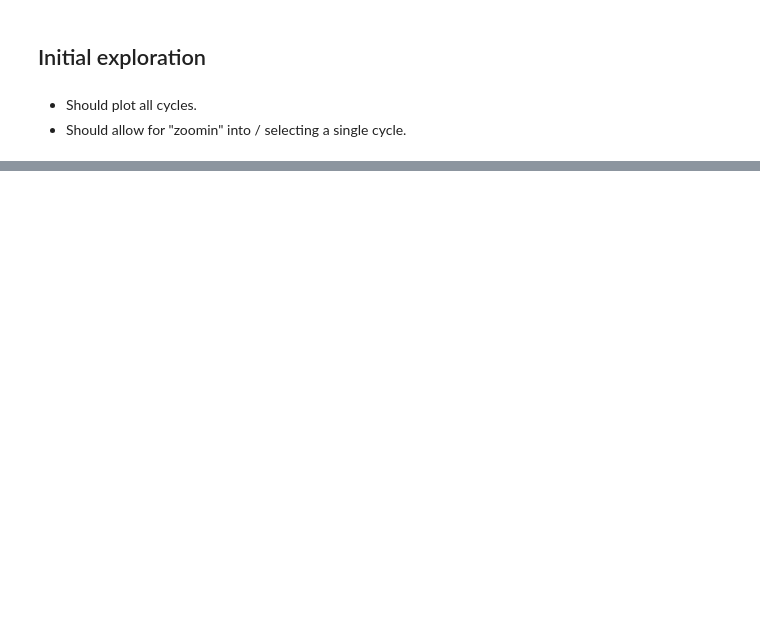
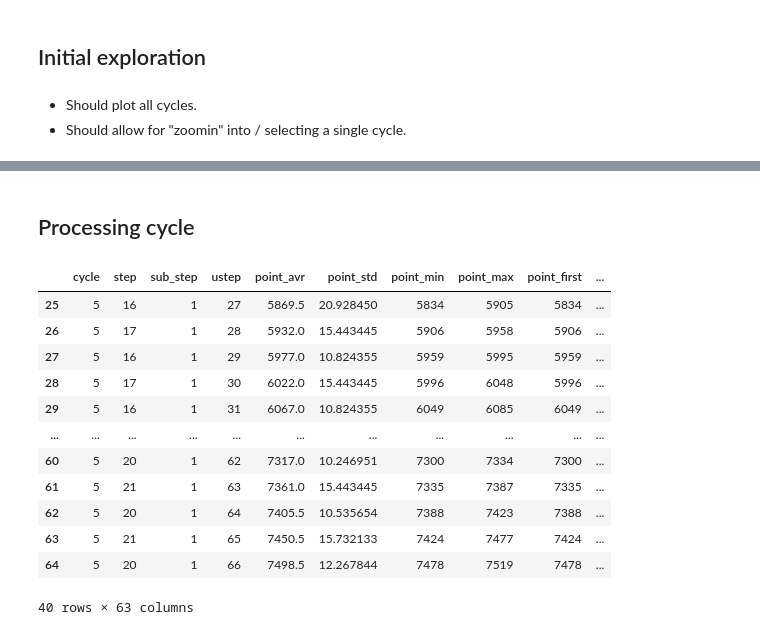
Before and after one commit to jepegit/cellpy, a Jupyter notebook: dev_utils/cellpy_GITT.ipynb, the cells around one changed output, grey strips where cells are left out. Drawn from its saved outputs; the diff is of its cells as text; code cells hidden in the pictures; blank space fills up the shorter version.

```diff
--- a/dev_utils/cellpy_GITT.ipynb
+++ b/dev_utils/cellpy_GITT.ipynb
@@ -410,0 +338,2 @@ ndoverlay * cycle_labels
+# %% [markdown]
+## Processing cycle
@@ -411,2 +342,3 @@ ndoverlay * cycle_labels
 # %%
 cyc5 = dfdata.loc[dfdata.Cycle_Index == 5, :]
+gt5 = gt.loc[gt.cycle==5, :]
@@ -414,0 +345,16 @@ cyc5curve = hv.Curve(cyc5, kdims=["Test_Time", "Voltage"])
+# %%
+gt5.head(40)
+# %% [output]
+|  | cycle | step | sub_step | ustep | point_avr | point_std | point_min | point_max | point_first | ... |
+| 25 | 5 | 16 | 1 | 27 | 5869.5 | 20.928450 | 5834 | 5905 | 5834 | ... |
+| 26 | 5 | 17 | 1 | 28 | 5932.0 | 15.443445 | 5906 | 5958 | 5906 | ... |
+| 27 | 5 | 16 | 1 | 29 | 5977.0 | 10.824355 | 5959 | 5995 | 5959 | ... |
+| 28 | 5 | 17 | 1 | 30 | 6022.0 | 15.443445 | 5996 | 6048 | 5996 | ... |
+| 29 | 5 | 16 | 1 | 31 | 6067.0 | 10.824355 | 6049 | 6085 | 6049 | ... |
+| ... | ... | ... | ... | ... | ... | ... | ... | ... | ... | ... |
+| 60 | 5 | 20 | 1 | 62 | 7317.0 | 10.246951 | 7300 | 7334 | 7300 | ... |
+| 61 | 5 | 21 | 1 | 63 | 7361.0 | 15.443445 | 7335 | 7387 | 7335 | ... |
+| 62 | 5 | 20 | 1 | 64 | 7405.5 | 10.535654 | 7388 | 7423 | 7388 | ... |
+| 63 | 5 | 21 | 1 | 65 | 7450.5 | 15.732133 | 7424 | 7477 | 7424 | ... |
+| 64 | 5 | 20 | 1 | 66 | 7498.5 | 12.267844 | 7478 | 7519 | 7478 | ... |
+40 rows × 63 columns
```
Also changed, not shown: parts of 26 cells of this notebook, 3 other files.
